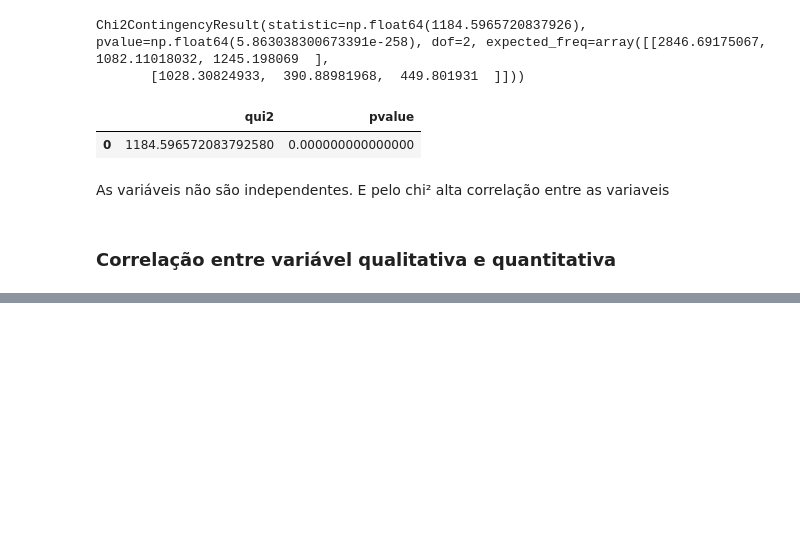
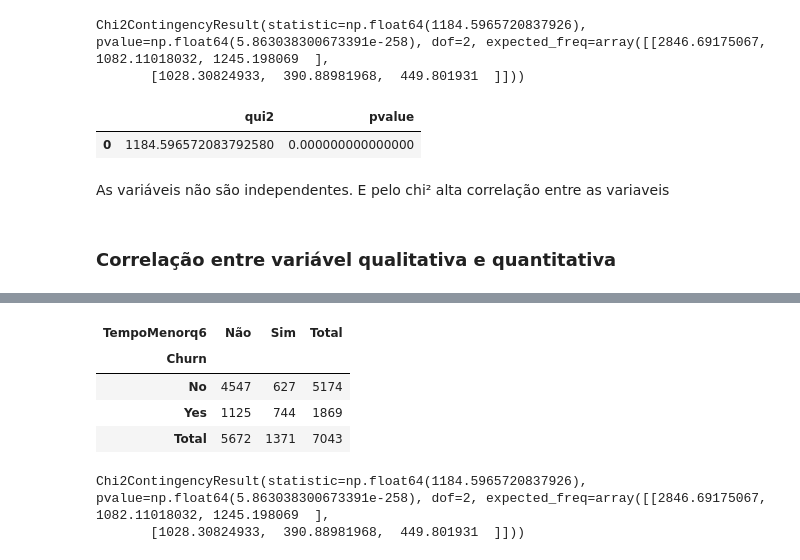
Before and after one commit to gabrieljorda/Python-EDA, a Jupyter notebook: EDA.ipynb, the cells around one changed output, grey strips where cells are left out. Cells and saved outputs as stored; diff of their text form; code cells hidden in the pictures; blank space fills up the shorter version.

```diff
--- a/EDA.ipynb
+++ b/EDA.ipynb
@@ -826,0 +843,9 @@ As variáveis não são independentes. E pelo chi² alta correlação entre as v
+# %%
+df_costrab_tempo  = pd.crosstab(df_churn["Churn"], df_churn["TempoMenorq6"], margins=True, margins_name="Total")
+df_costrab_tempo
+# %% [output]
+| TempoMenorq6 | Não | Sim | Total |
+| Churn |  |  |  |
+| No | 4547 | 627 | 5174 |
+| Yes | 1125 | 744 | 1869 |
+| Total | 5672 | 1371 | 7043 |
@@ -826,0 +854,5 @@ As variáveis não são independentes. E pelo chi² alta correlação entre as v
+# %%
+chi_score
+# %% [output]
+Chi2ContingencyResult(statistic=np.float64(1184.5965720837926), pvalue=np.float64(5.863038300673391e-258), dof=2, expected_freq=array([[2846.69175067, 1082.11018032, 1245.198069  ],
+       [1028.30824933,  390.88981968,  449.801931  ]]))
```
Also changed, not shown: parts of 14 cells of this notebook.
